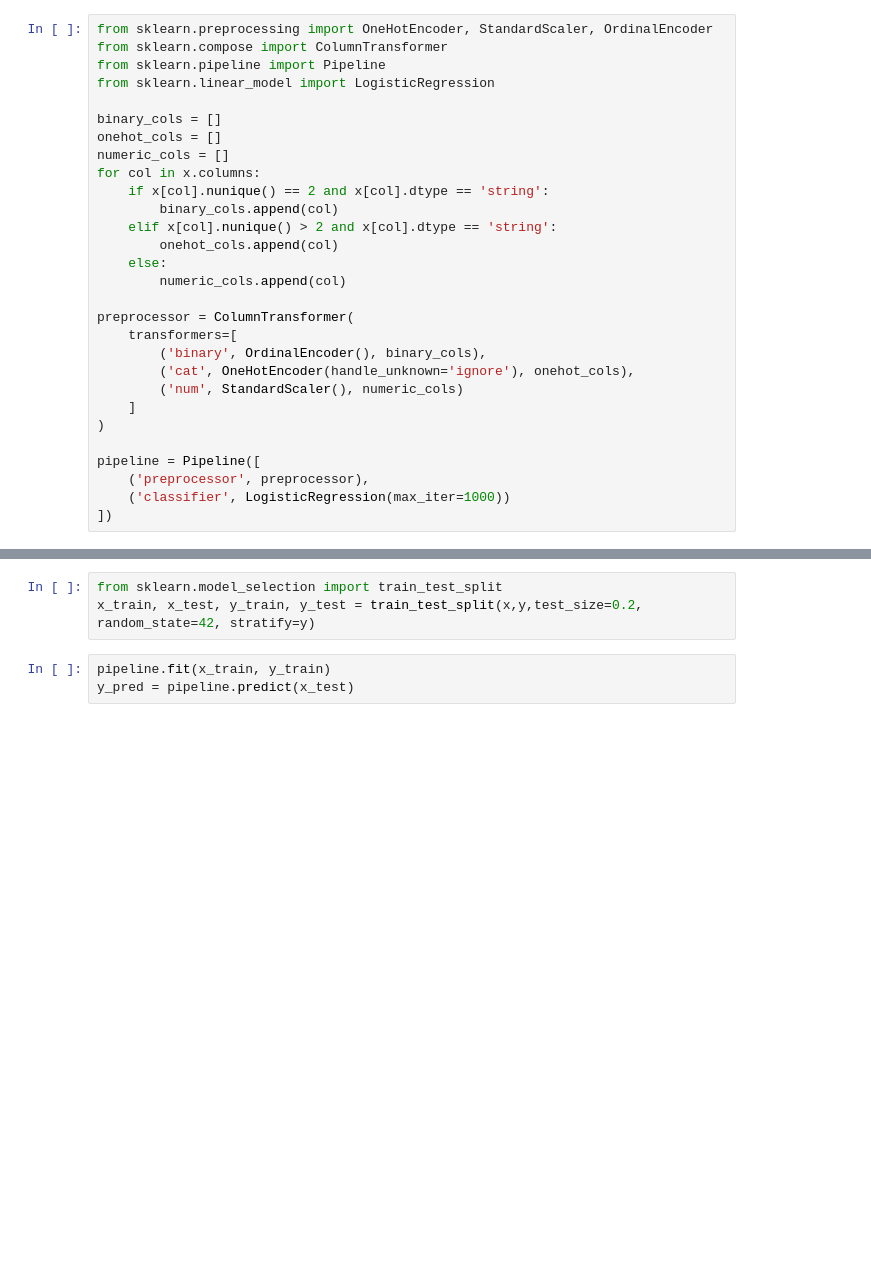
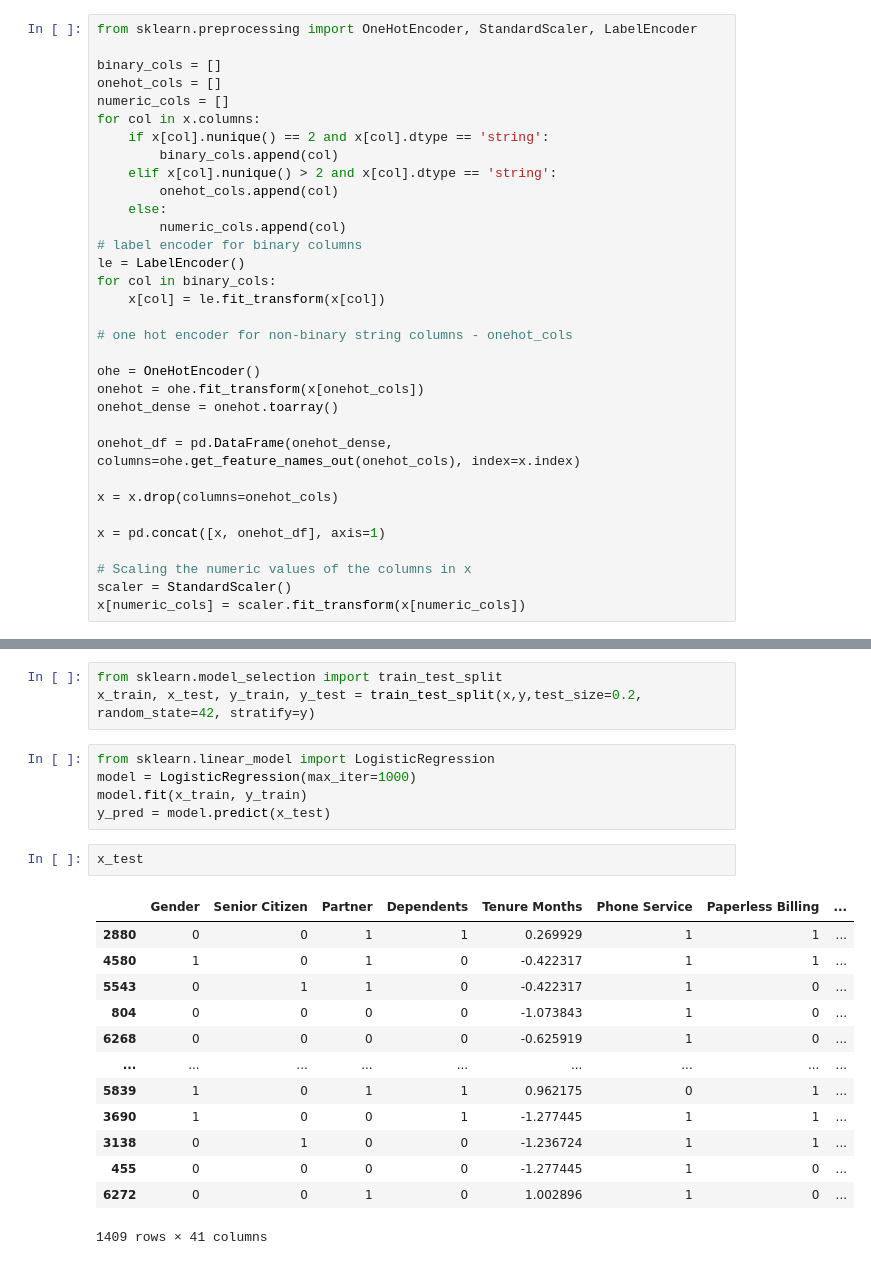
Before and after one commit to rishabh-chaudhary-ai/logistic-churn-prediction, a Jupyter notebook: app/app.ipynb, the cells around one changed output, grey strips where cells are left out. Drawn from its saved outputs; the diff is of its cells as text; blank space fills up the shorter version.

```diff
--- a/app/app.ipynb
+++ b/app/app.ipynb
@@ -320,10 +325,7 @@ dtype: int64
 # %% [markdown]
 <h3><span style="color:lightgreen"><u><center>Automated encoding and feature scaling using the scikit-learn linrary</center></u></span></h3>
 # %%
-from sklearn.preprocessing import OneHotEncoder, StandardScaler, OrdinalEncoder
-from sklearn.compose import ColumnTransformer
-from sklearn.pipeline import Pipeline
-from sklearn.linear_model import LogisticRegression
+from sklearn.preprocessing import OneHotEncoder, StandardScaler, LabelEncoder
 
 binary_cols = []
 onehot_cols = []
@@ -335,16 +337,23 @@ for col in x.columns:
         onehot_cols.append(col)
     else:
         numeric_cols.append(col)
+# label encoder for binary columns
+le = LabelEncoder()
+for col in binary_cols:
+    x[col] = le.fit_transform(x[col])
 
-preprocessor = ColumnTransformer(
-    transformers=[
-        ('binary', OrdinalEncoder(), binary_cols),
-        ('cat', OneHotEncoder(handle_unknown='ignore'), onehot_cols),
-        ('num', StandardScaler(), numeric_cols)
-    ]
-)
+# one hot encoder for non-binary string columns - onehot_cols
 
-pipeline = Pipeline([
-    ('preprocessor', preprocessor),
-    ('classifier', LogisticRegression(max_iter=1000))
-])
+ohe = OneHotEncoder()
+onehot = ohe.fit_transform(x[onehot_cols])
+onehot_dense = onehot.toarray()
+
+onehot_df = pd.DataFrame(onehot_dense, columns=ohe.get_feature_names_out(onehot_cols), index=x.index)
+
+x = x.drop(columns=onehot_cols)
+
+x = pd.concat([x, onehot_df], axis=1)
+
+# Scaling the numeric values of the columns in x
+scaler = StandardScaler()
+x[numeric_cols] = scaler.fit_transform(x[numeric_cols])
@@ -352,8 +373,26 @@ pipeline = Pipeline([
 from sklearn.model_selection import train_test_split
 x_train, x_test, y_train, y_test = train_test_split(x,y,test_size=0.2, random_state=42, stratify=y)
 # %%
-pipeline.fit(x_train, y_train)
-y_pred = pipeline.predict(x_test)
+from sklearn.linear_model import LogisticRegression
+model = LogisticRegression(max_iter=1000)
+model.fit(x_train, y_train)
+y_pred = model.predict(x_test)
+# %%
+x_test
+# %% [output]
+|  | Gender | Senior Citizen | Partner | Dependents | Tenure Months | Phone Service | Paperless Billing | ... |
+| 2880 | 0 | 0 | 1 | 1 | 0.269929 | 1 | 1 | ... |
+| 4580 | 1 | 0 | 1 | 0 | -0.422317 | 1 | 1 | ... |
+| 5543 | 0 | 1 | 1 | 0 | -0.422317 | 1 | 0 | ... |
+| 804 | 0 | 0 | 0 | 0 | -1.073843 | 1 | 0 | ... |
+| 6268 | 0 | 0 | 0 | 0 | -0.625919 | 1 | 0 | ... |
+| ... | ... | ... | ... | ... | ... | ... | ... | ... |
+| 5839 | 1 | 0 | 1 | 1 | 0.962175 | 0 | 1 | ... |
+| 3690 | 1 | 0 | 0 | 1 | -1.277445 | 1 | 1 | ... |
+| 3138 | 0 | 1 | 0 | 0 | -1.236724 | 1 | 1 | ... |
+| 455 | 0 | 0 | 0 | 0 | -1.277445 | 1 | 0 | ... |
+| 6272 | 0 | 0 | 1 | 0 | 1.002896 | 1 | 0 | ... |
+1409 rows × 41 columns
 # %%
 from sklearn.metrics import classification_report, accuracy_score
 print(classification_report(y_test, y_pred))
```
Also changed, not shown: parts of 23 cells of this notebook, 1 other file.
